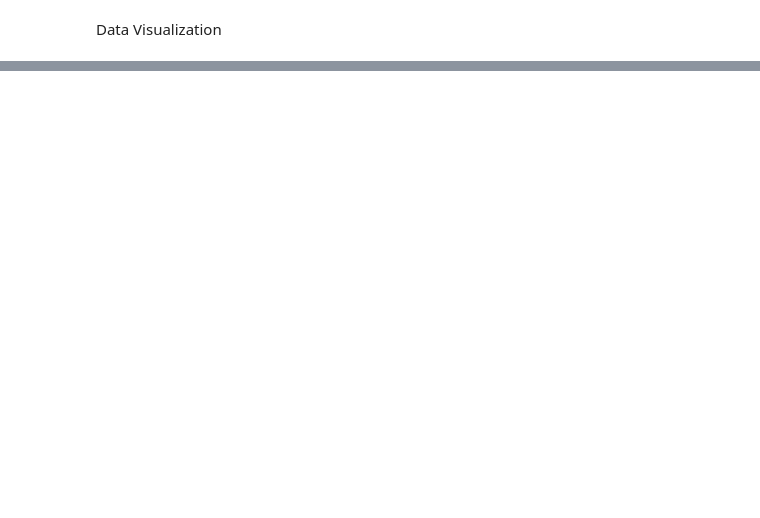
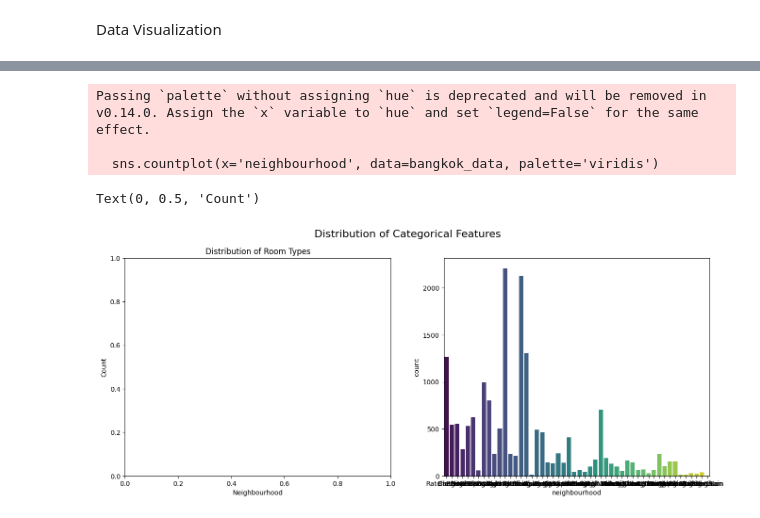
Before and after one commit to HEMA1188/linear-regression_bk, a Jupyter notebook: Bangkok_Linear_Regression.ipynb, the cells around one changed output, grey strips where cells are left out. Saved outputs shown, nothing was run; the diff lists cells and outputs as text; code cells hidden in the pictures; blank space fills up the shorter version.

```diff
--- a/Bangkok_Linear_Regression.ipynb
+++ b/Bangkok_Linear_Regression.ipynb
@@ -403,0 +530,16 @@ Data Visualization
+# %%
+# Set up subplots
+fig, axes = plt.subplots(nrows=1, ncols=2, figsize=(16, 6))
+fig.suptitle('Distribution of Categorical Features', fontsize=16)
+
+# Plot the distribution of 'room_type'
+sns.countplot(x='neighbourhood', data=bangkok_data, palette='viridis')
+axes[0].set_title('Distribution of Room Types')
+axes[0].set_xlabel('Neighbourhood')
+axes[0].set_ylabel('Count')
+# %% [output]
+Passing `palette` without assigning `hue` is deprecated and will be removed in v0.14.0. Assign the `x` variable to `hue` and set `legend=False` for the same effect.
+
+  sns.countplot(x='neighbourhood', data=bangkok_data, palette='viridis')
+Text(0, 0.5, 'Count')
+[figure, added]
```
Also changed, not shown: parts of 53 cells of this notebook.
